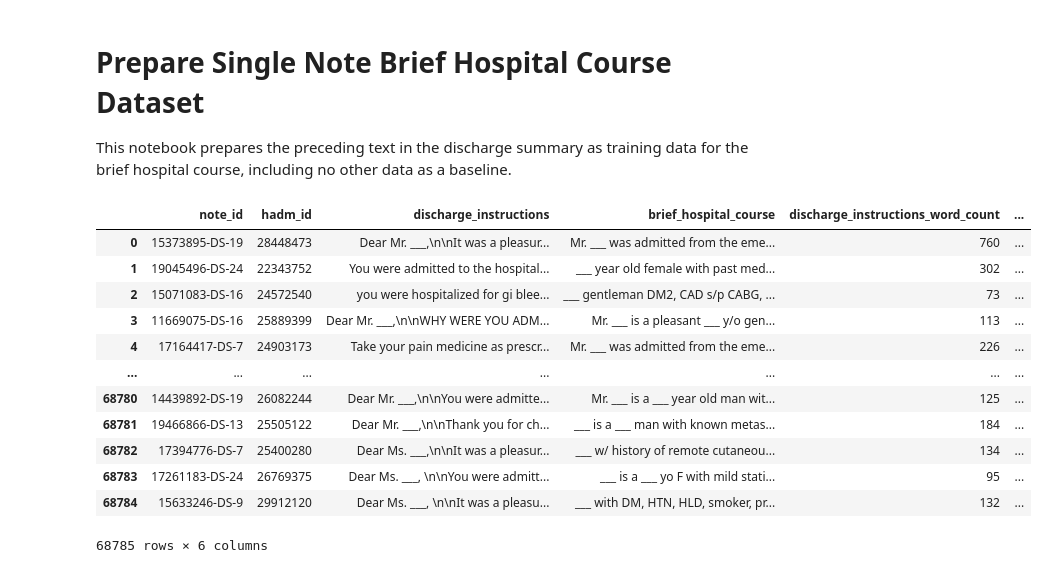
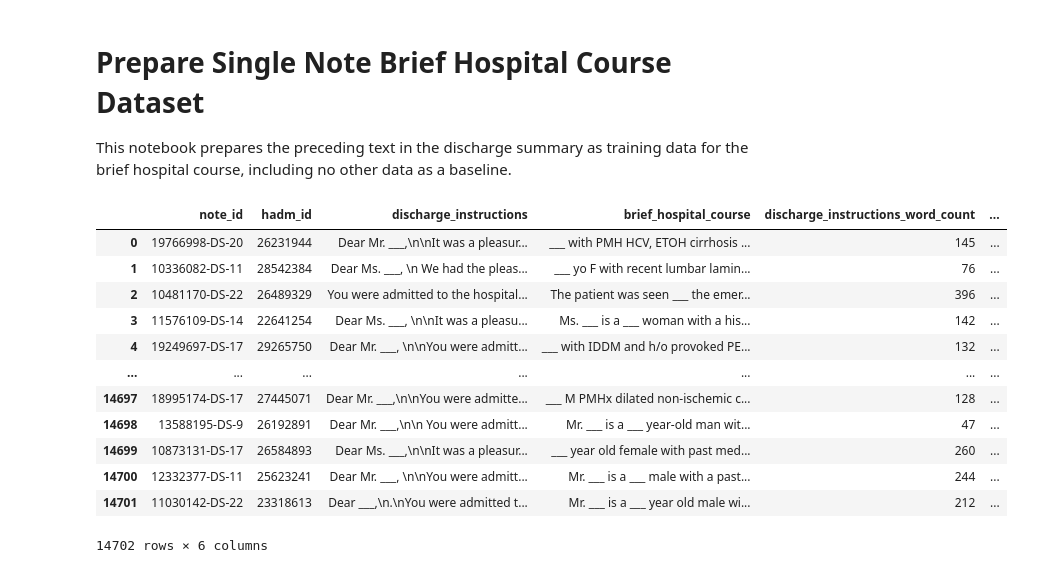
Before and after one commit to vsocrates/hail-dischargeme, a Jupyter notebook: notebooks/data_processing/PrepareSimpleBHCDataset.ipynb, the cells around one changed output. Cells and saved outputs as stored; diff of their text form; code cells hidden in the pictures.

```diff
--- a/notebooks/data_processing/PrepareSimpleBHCDataset.ipynb
+++ b/notebooks/data_processing/PrepareSimpleBHCDataset.ipynb
@@ -14,18 +17,18 @@ target_valid = pd.read_csv(challenge_data_fp + "valid/discharge_target.csv.gz",
 target_test = pd.read_csv(challenge_data_fp + "test_phase_1/discharge_target.csv.gz", keep_default_na=False)
 # %%
-target_train
+target_test
 # %% [output]
 |  | note_id | hadm_id | discharge_instructions | brief_hospital_course | discharge_instructions_word_count | ... |
-| 0 | 15373895-DS-19 | 28448473 | Dear Mr. ___,\n\nIt was a pleasur... | Mr. ___ was admitted from the eme... | 760 | ... |
-| 1 | 19045496-DS-24 | 22343752 | You were admitted to the hospital... | ___ year old female with past med... | 302 | ... |
-| 2 | 15071083-DS-16 | 24572540 | you were hospitalized for gi blee... | ___ gentleman DM2, CAD s/p CABG, ... | 73 | ... |
-| 3 | 11669075-DS-16 | 25889399 | Dear Mr. ___,\n\nWHY WERE YOU ADM... | Mr. ___ is a pleasant ___ y/o gen... | 113 | ... |
-| 4 | 17164417-DS-7 | 24903173 | Take your pain medicine as prescr... | Mr. ___ was admitted from the eme... | 226 | ... |
+| 0 | 19766998-DS-20 | 26231944 | Dear Mr. ___,\n\nIt was a pleasur... | ___ with PMH HCV, ETOH cirrhosis ... | 145 | ... |
+| 1 | 10336082-DS-11 | 28542384 | Dear Ms. ___, \n We had the pleas... | ___ yo F with recent lumbar lamin... | 76 | ... |
+| 2 | 10481170-DS-22 | 26489329 | You were admitted to the hospital... | The patient was seen ___ the emer... | 396 | ... |
+| 3 | 11576109-DS-14 | 22641254 | Dear Ms. ___, \n\nIt was a pleasu... | Ms. ___ is a ___ woman with a his... | 142 | ... |
+| 4 | 19249697-DS-17 | 29265750 | Dear Mr. ___, \n\nYou were admitt... | ___ with IDDM and h/o provoked PE... | 132 | ... |
 | ... | ... | ... | ... | ... | ... | ... |
-| 68780 | 14439892-DS-19 | 26082244 | Dear Mr. ___,\n\nYou were admitte... | Mr. ___ is a ___ year old man wit... | 125 | ... |
-| 68781 | 19466866-DS-13 | 25505122 | Dear Mr. ___,\n\nThank you for ch... | ___ is a ___ man with known metas... | 184 | ... |
-| 68782 | 17394776-DS-7 | 25400280 | Dear Ms. ___,\n\nIt was a pleasur... | ___ w/ history of remote cutaneou... | 134 | ... |
-| 68783 | 17261183-DS-24 | 26769375 | Dear Ms. ___, \n\nYou were admitt... | ___ is a ___ yo F with mild stati... | 95 | ... |
-| 68784 | 15633246-DS-9 | 29912120 | Dear Ms. ___, \n\nIt was a pleasu... | ___ with DM, HTN, HLD, smoker, pr... | 132 | ... |
+| 14697 | 18995174-DS-17 | 27445071 | Dear Mr. ___,\n\nYou were admitte... | ___ M PMHx dilated non-ischemic c... | 128 | ... |
+| 14698 | 13588195-DS-9 | 26192891 | Dear Mr. ___,\n\n You were admitt... | Mr. ___ is a ___ year-old man wit... | 47 | ... |
+| 14699 | 10873131-DS-17 | 26584893 | Dear Ms. ___,\n\nIt was a pleasur... | ___ year old female with past med... | 260 | ... |
+| 14700 | 12332377-DS-11 | 25623241 | Dear Mr. ___, \n\nYou were admitt... | Mr. ___ is a ___ male with a past... | 244 | ... |
+| 14701 | 11030142-DS-22 | 23318613 | Dear ___,\n.\nYou were admitted t... | Mr. ___ is a ___ year old male wi... | 212 | ... |
-68785 rows × 6 columns
+14702 rows × 6 columns
 # %%
```
Also changed, not shown: parts of 19 cells of this notebook, 6 other files.
